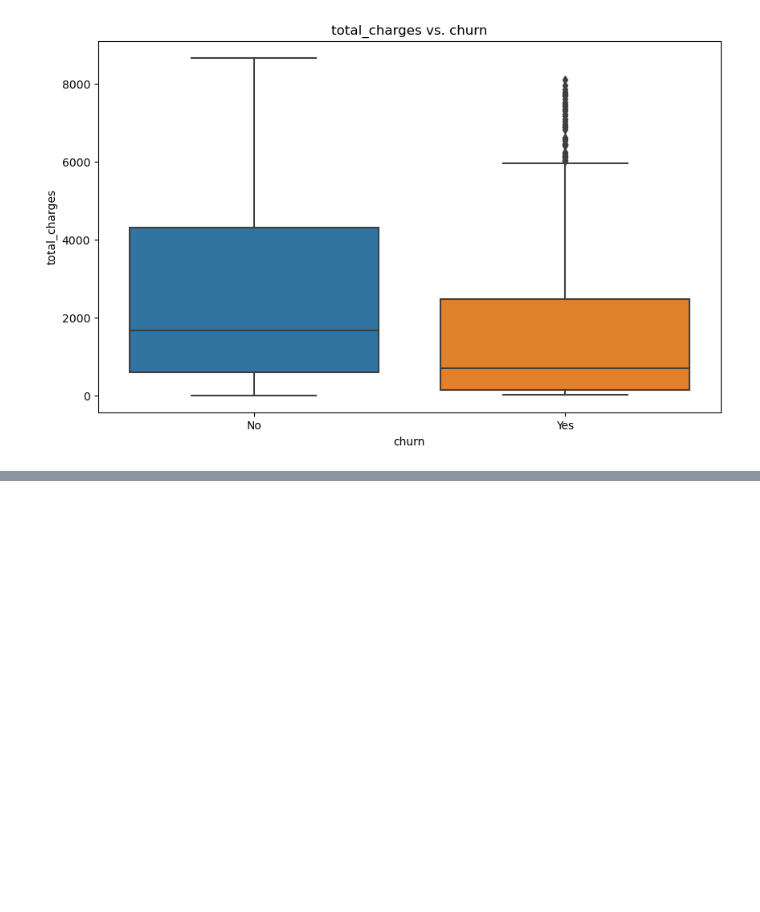
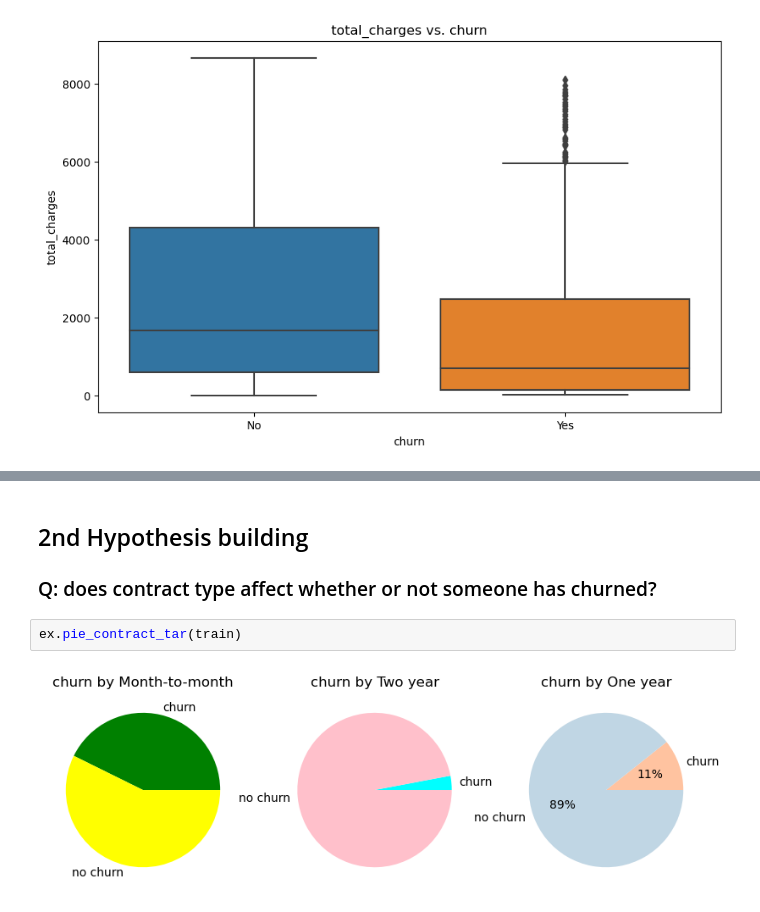
Before and after one commit to sikandar-shrestha/classification_project_telco, a Jupyter notebook: Final_Report.ipynb, the cells around one changed output, grey strips where cells are left out. Drawn from its saved outputs; the diff is of its cells as text; blank space fills up the shorter version.

```diff
--- a/Final_Report.ipynb
+++ b/Final_Report.ipynb
@@ -175,0 +294,8 @@ ex.explore_con_target(train,con)
+# %% [markdown]
+## 2nd Hypothesis building
+
+### Q: does contract type affect whether or not someone has churned?
+# %%
+ex.pie_contract_tar(train)
+# %% [output]
+[figure, added]
```
Also changed, not shown: parts of 61 cells of this notebook, 5 other files.
